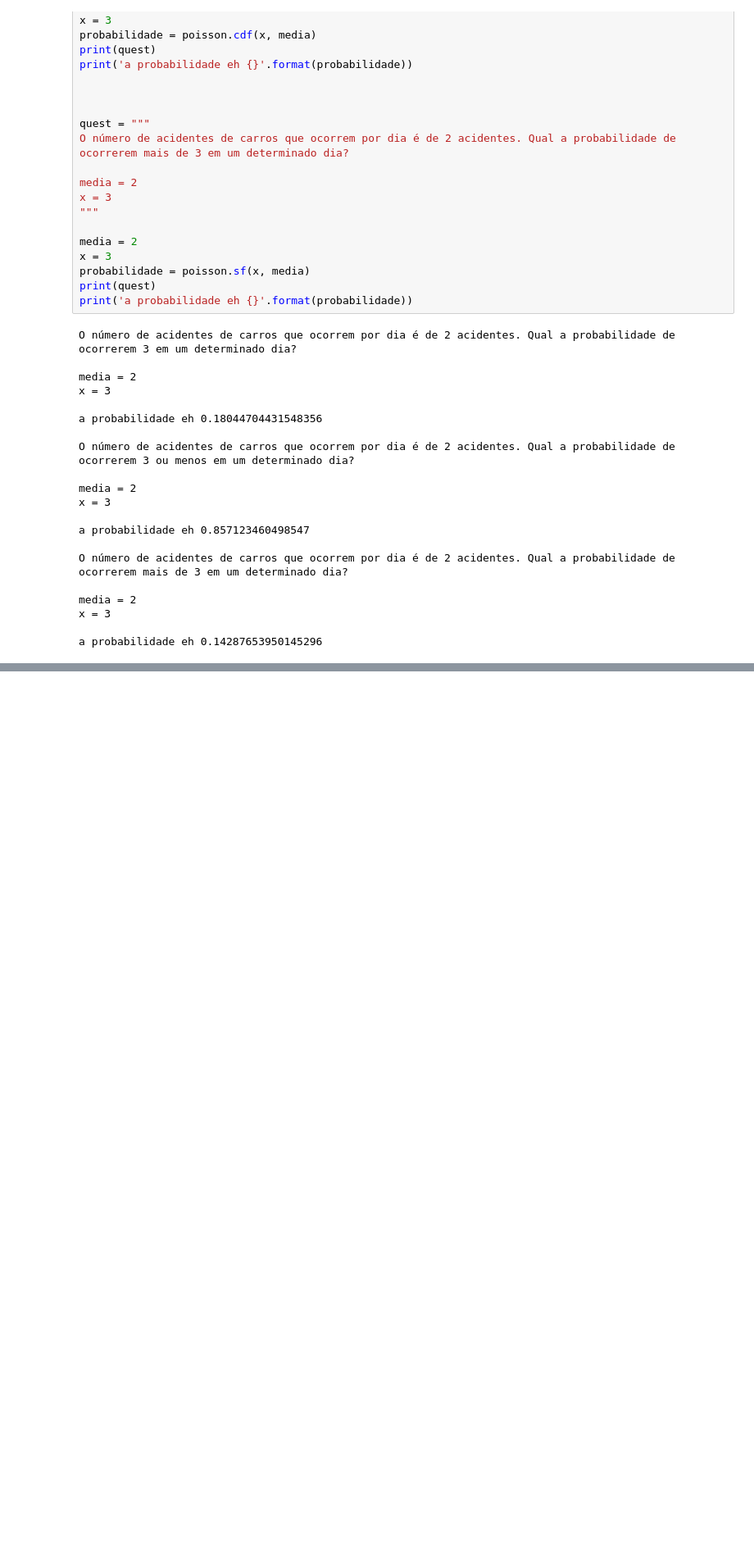
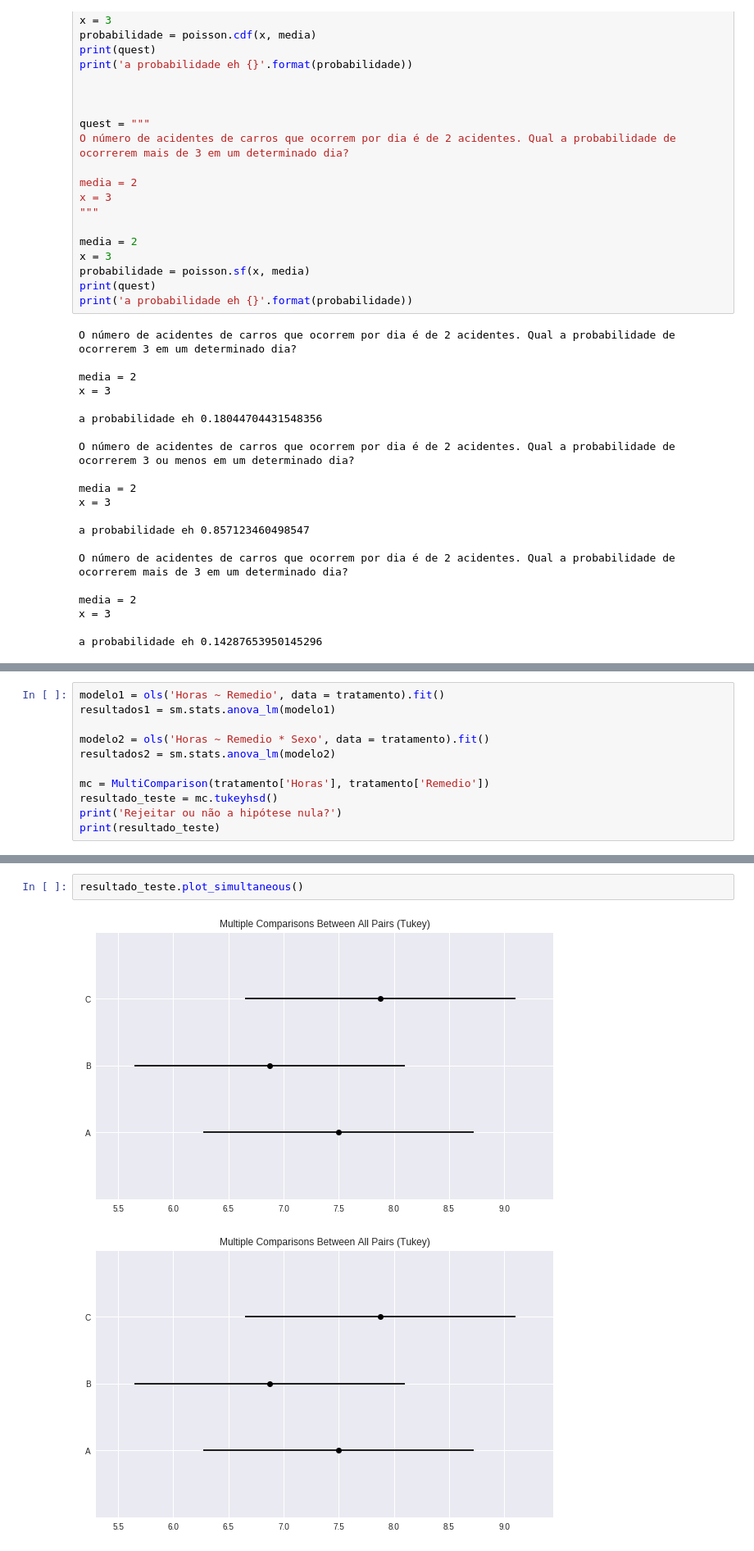
Before and after one commit to ronivaldo/udemy-curso-cientista_dados, a Jupyter notebook: 03_Estatistica_III.ipynb, the cells around one changed output, grey strips where cells are left out. Shown: that part at 82% size. Saved outputs shown, nothing was run; the diff lists cells and outputs as text; blank space fills up the shorter version.

```diff
--- a/03_Estatistica_III.ipynb
+++ b/03_Estatistica_III.ipynb
@@ -208,0 +395,11 @@ a probabilidade eh 0.14287653950145296
+# %%
+modelo1 = ols('Horas ~ Remedio', data = tratamento).fit()
+resultados1 = sm.stats.anova_lm(modelo1)
+
+modelo2 = ols('Horas ~ Remedio * Sexo', data = tratamento).fit()
+resultados2 = sm.stats.anova_lm(modelo2)
+
+mc = MultiComparison(tratamento['Horas'], tratamento['Remedio'])
+resultado_teste = mc.tukeyhsd()
+print('Rejeitar ou não a hipótese nula?')
+print(resultado_teste)
@@ -208,0 +416,5 @@ a probabilidade eh 0.14287653950145296
+# %%
+resultado_teste.plot_simultaneous()
+# %% [output]
+[figure, added]
+[figure, added]
```
Also changed, not shown: parts of 21 cells of this notebook.
